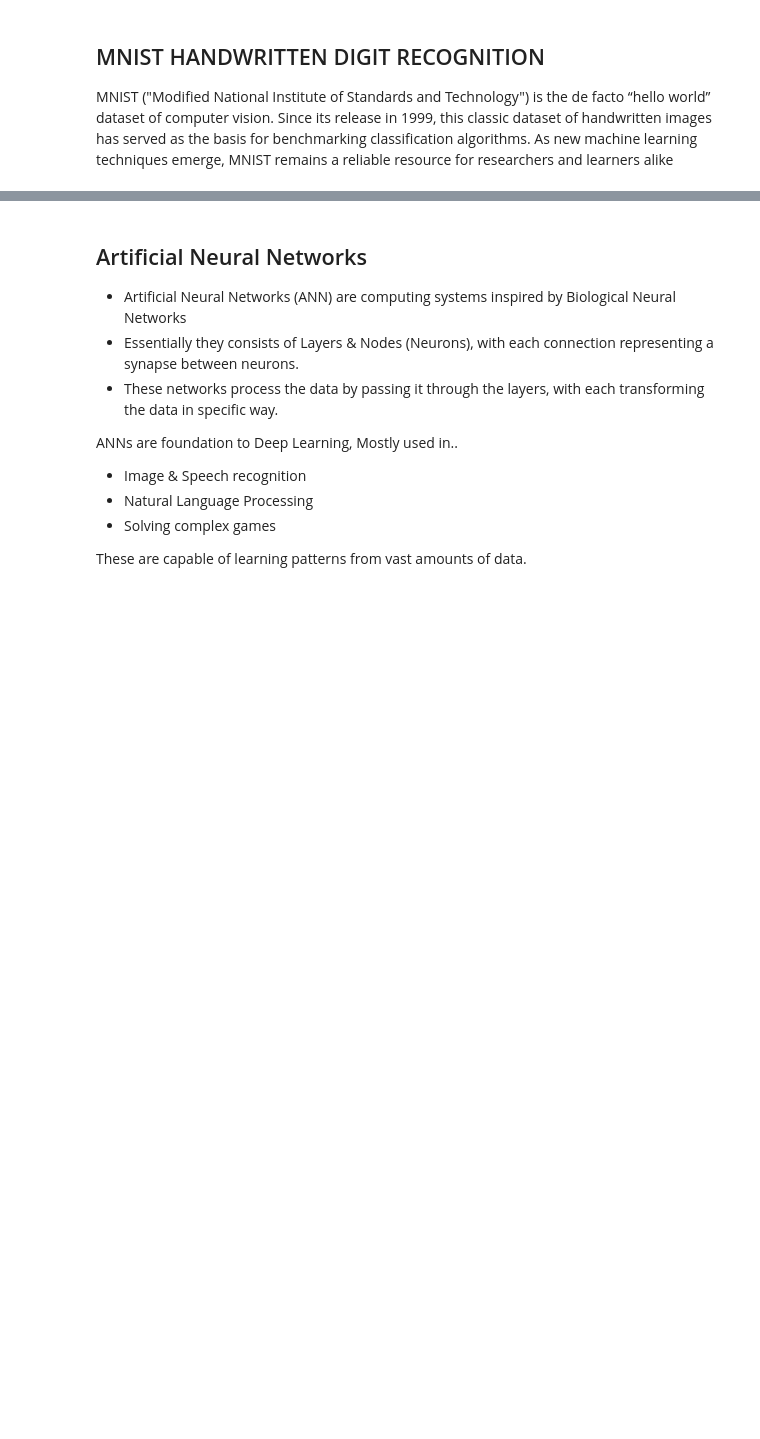
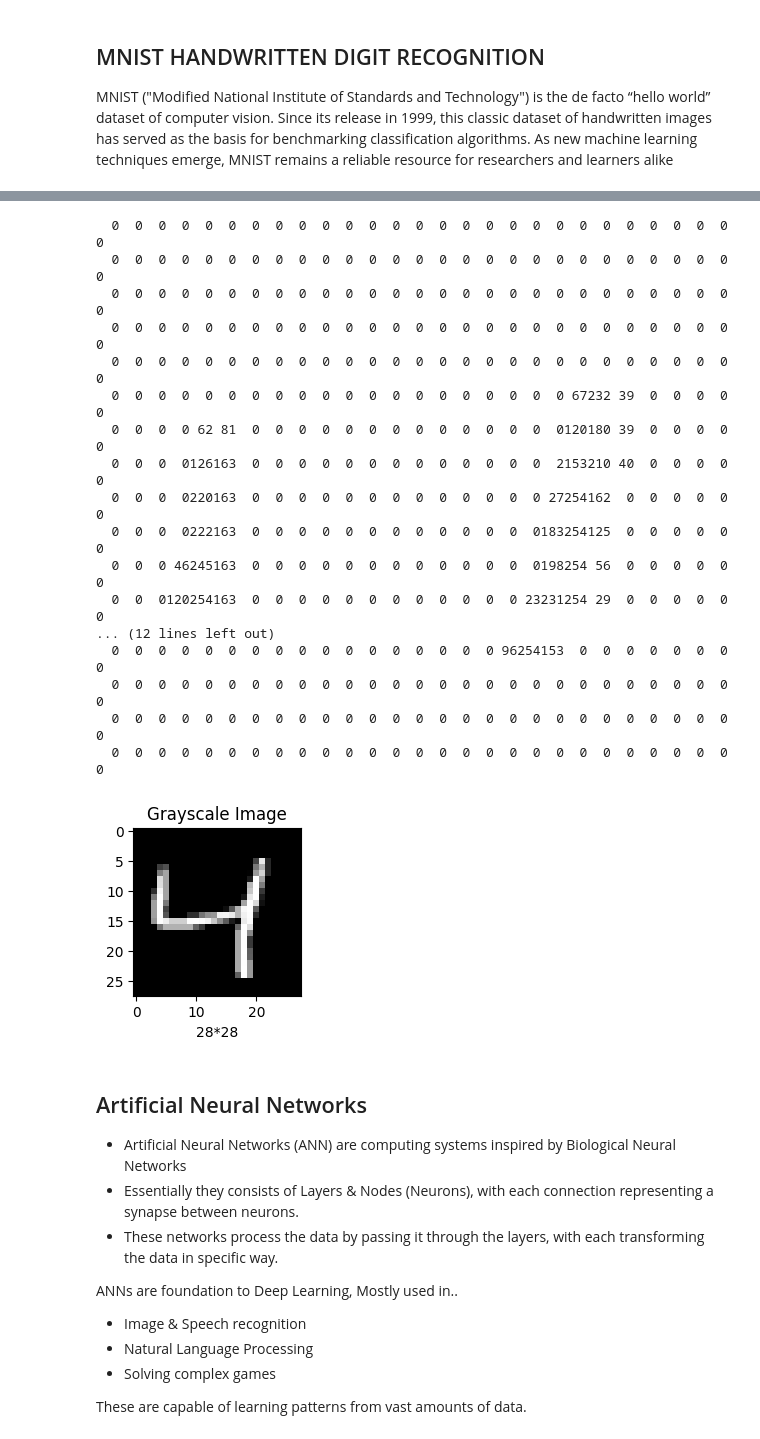
Before and after one commit to Spidey03/digit_recognizer_nn, a Jupyter notebook: digit_recognizer.ipynb, the cells around one changed output, grey strips where cells are left out. Saved outputs shown, nothing was run; the diff lists cells and outputs as text; code cells hidden in the pictures; blank space fills up the shorter version.

```diff
--- a/digit_recognizer.ipynb
+++ b/digit_recognizer.ipynb
@@ -12,3 +38,28 @@ from keras.datasets import mnist
+# %%
+plt.subplot(221)
+plt.imshow(x_train[2], cmap=plt.get_cmap("gray"))
+plt.title("Grayscale Image")
+plt.xlabel("28*28")
+print('\n'.join([''.join([f"{int(cell):3d}" for cell in row]) for row in x_train[2]]))
+# %% [output]
+  0  0  0  0  0  0  0  0  0  0  0  0  0  0  0  0  0  0  0  0  0  0  0  0  0  0  0  0
+  0  0  0  0  0  0  0  0  0  0  0  0  0  0  0  0  0  0  0  0  0  0  0  0  0  0  0  0
+  0  0  0  0  0  0  0  0  0  0  0  0  0  0  0  0  0  0  0  0  0  0  0  0  0  0  0  0
+  0  0  0  0  0  0  0  0  0  0  0  0  0  0  0  0  0  0  0  0  0  0  0  0  0  0  0  0
+  0  0  0  0  0  0  0  0  0  0  0  0  0  0  0  0  0  0  0  0  0  0  0  0  0  0  0  0
+  0  0  0  0  0  0  0  0  0  0  0  0  0  0  0  0  0  0  0  0 67232 39  0  0  0  0  0
+  0  0  0  0 62 81  0  0  0  0  0  0  0  0  0  0  0  0  0  0120180 39  0  0  0  0  0
+  0  0  0  0126163  0  0  0  0  0  0  0  0  0  0  0  0  0  2153210 40  0  0  0  0  0
+  0  0  0  0220163  0  0  0  0  0  0  0  0  0  0  0  0  0 27254162  0  0  0  0  0  0
+  0  0  0  0222163  0  0  0  0  0  0  0  0  0  0  0  0  0183254125  0  0  0  0  0  0
+  0  0  0 46245163  0  0  0  0  0  0  0  0  0  0  0  0  0198254 56  0  0  0  0  0  0
+  0  0  0120254163  0  0  0  0  0  0  0  0  0  0  0  0 23231254 29  0  0  0  0  0  0
+... (12 lines left out)
+  0  0  0  0  0  0  0  0  0  0  0  0  0  0  0  0  0 96254153  0  0  0  0  0  0  0  0
+  0  0  0  0  0  0  0  0  0  0  0  0  0  0  0  0  0  0  0  0  0  0  0  0  0  0  0  0
+  0  0  0  0  0  0  0  0  0  0  0  0  0  0  0  0  0  0  0  0  0  0  0  0  0  0  0  0
+  0  0  0  0  0  0  0  0  0  0  0  0  0  0  0  0  0  0  0  0  0  0  0  0  0  0  0  0
+[figure, added]
 # %% [markdown]
 ## Artificial Neural Networks
 - Artificial Neural Networks (ANN) are computing systems inspired by Biological Neural Networks
```
Also changed, not shown: parts of 23 cells of this notebook.
